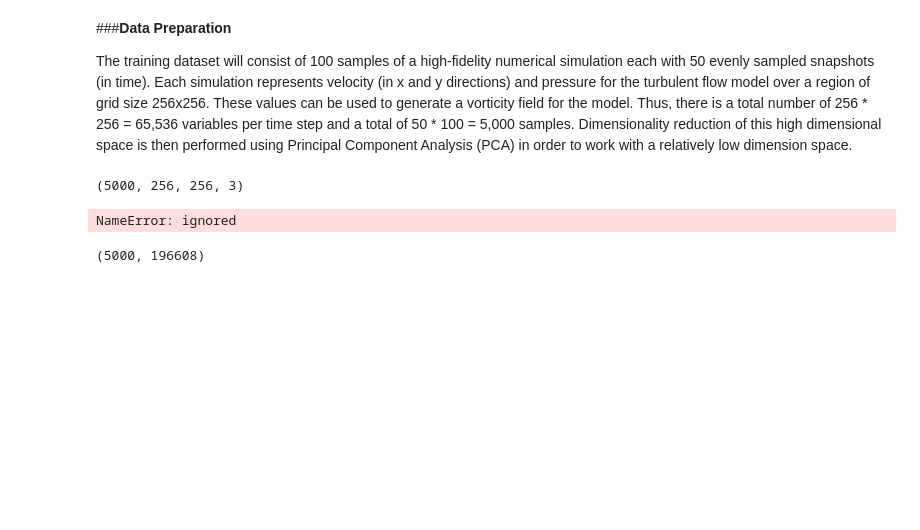
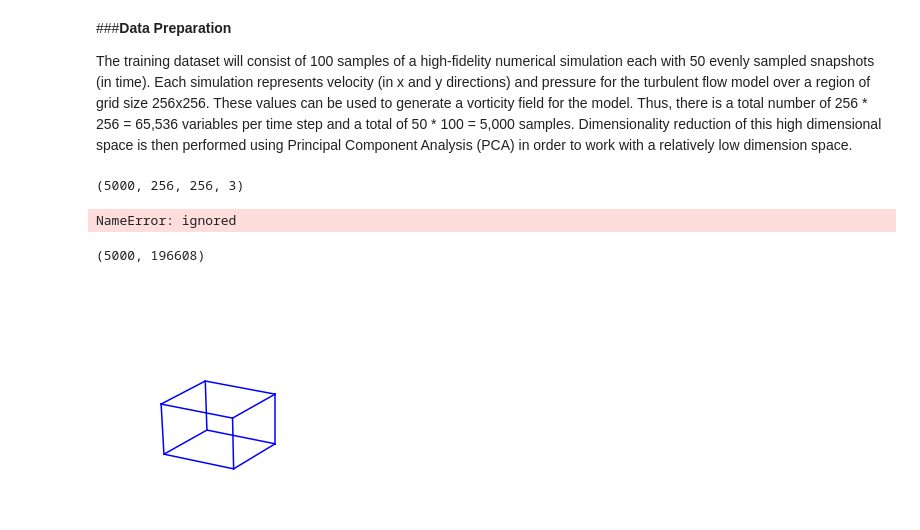
Before and after one commit to mustaphajola/msc-irp, a Jupyter notebook: PredGAN/Compression.ipynb, the cells around one changed output. Drawn from its saved outputs; the diff is of its cells as text; code cells hidden in the pictures; blank space fills up the shorter version.

```diff
--- a/PredGAN/Compression.ipynb
+++ b/PredGAN/Compression.ipynb
@@ -113,3 +138,35 @@ X_train2d = X_train3d.reshape(-1, nr*nc*vars)
 print(X_train2d.shape)
 # %% [output]
 (5000, 196608)
+# %%
+from mpl_toolkits.mplot3d import Axes3D
+import matplotlib.pyplot as plt
+import numpy as np
+from itertools import product, combinations
+
+
+fig = plt.figure()
+ax = fig.gca(projection='3d')
+
+
+# draw cube
+r = [-1, 0]
+for s, e in combinations(np.array(list(product(r, r, r))), 2):
+    if np.sum(np.abs(s-e)) == r[1]-r[0]:
+        ax.plot3D(*zip(s, e), color="b")
+r = [1, 1]
+for s, e in combinations(np.array(list(product(r, r, r))), 2):
+    if np.sum(np.abs(s-e)) == r[1]-r[0]:
+        ax.plot3D(*zip(s, e), color="b")
+# make the panes transparent
+ax.xaxis.set_pane_color((1.0, 1.0, 1.0, 0.0))
+ax.yaxis.set_pane_color((1.0, 1.0, 1.0, 0.0))
+ax.zaxis.set_pane_color((1.0, 1.0, 1.0, 0.0))
+# make the grid lines transparent
+ax.xaxis._axinfo["grid"]['color'] =  (1,1,1,0)
+ax.yaxis._axinfo["grid"]['color'] =  (1,1,1,0)
+ax.zaxis._axinfo["grid"]['color'] =  (1,1,1,0)
+ax.set_axis_off()
+plt.show()
+# %% [output]
+[figure, added]
```
Also changed, not shown: parts of 9 cells of this notebook.
